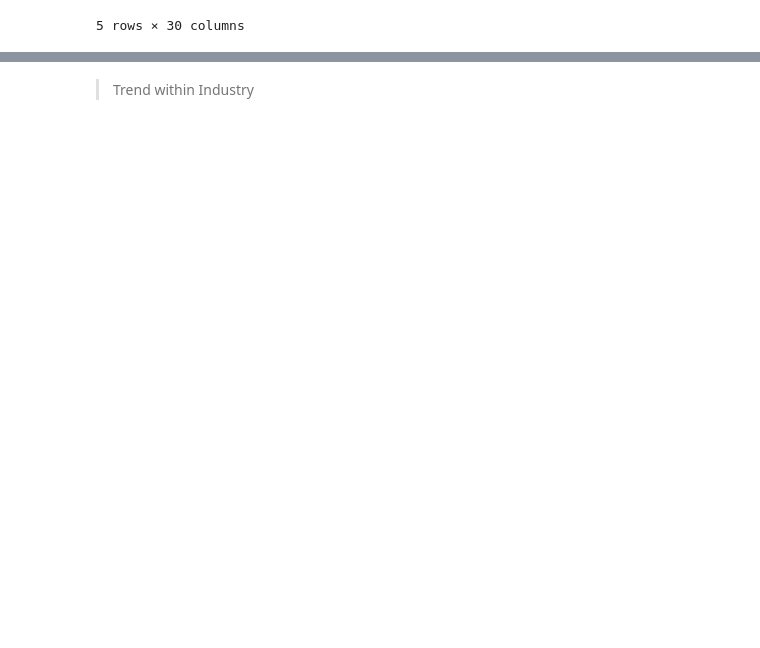
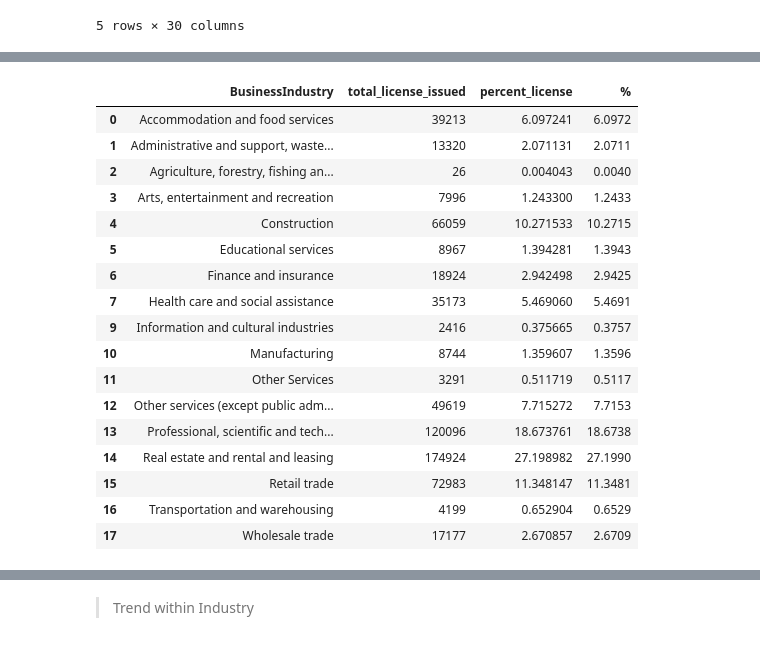
Before and after one commit to aakanksha023/EVAN, a Jupyter notebook: src/04_visualization/eda.ipynb, the cells around one changed output, grey strips where cells are left out. Cells and saved outputs as stored; diff of their text form; code cells hidden in the pictures; blank space fills up the shorter version.

```diff
--- a/src/04_visualization/eda.ipynb
+++ b/src/04_visualization/eda.ipynb
@@ -58,7 +70,9 @@ df_1.columns = ['FOLDERYEAR', 'BusinessIndustry','BusinessType', 'total_license_
 #df_1.head(30)
 # %%
 #Remove 2010 Winter games
-df_1 = df_1[df_1.BusinessIndustry != 'Historic']
+#df_1 = df_1[df_1.BusinessIndustry != 'Historic']
+df_1 = df_1[df_1.FOLDERYEAR != 1996]
+df = df[df.FOLDERYEAR != 1996]
 # %%
 #df_1.head(30)
 # %%
@@ -92,0 +161,21 @@ industry_grouped = industry_grouped[industry_grouped.BusinessIndustry != 'Histor
+# %%
+industry_grouped
+# %% [output]
+|  | BusinessIndustry | total_license_issued | percent_license | % |
+| 0 | Accommodation and food services | 39213 | 6.097241 | 6.0972 |
+| 1 | Administrative and support, waste... | 13320 | 2.071131 | 2.0711 |
+| 2 | Agriculture, forestry, fishing an... | 26 | 0.004043 | 0.0040 |
+| 3 | Arts, entertainment and recreation | 7996 | 1.243300 | 1.2433 |
+| 4 | Construction | 66059 | 10.271533 | 10.2715 |
+| 5 | Educational services | 8967 | 1.394281 | 1.3943 |
+| 6 | Finance and insurance | 18924 | 2.942498 | 2.9425 |
+| 7 | Health care and social assistance | 35173 | 5.469060 | 5.4691 |
+| 9 | Information and cultural industries | 2416 | 0.375665 | 0.3757 |
+| 10 | Manufacturing | 8744 | 1.359607 | 1.3596 |
+| 11 | Other Services | 3291 | 0.511719 | 0.5117 |
+| 12 | Other services (except public adm... | 49619 | 7.715272 | 7.7153 |
+| 13 | Professional, scientific and tech... | 120096 | 18.673761 | 18.6738 |
+| 14 | Real estate and rental and leasing | 174924 | 27.198982 | 27.1990 |
+| 15 | Retail trade | 72983 | 11.348147 | 11.3481 |
+| 16 | Transportation and warehousing | 4199 | 0.652904 | 0.6529 |
+| 17 | Wholesale trade | 17177 | 2.670857 | 2.6709 |
```
Also changed, not shown: parts of 21 cells of this notebook.
